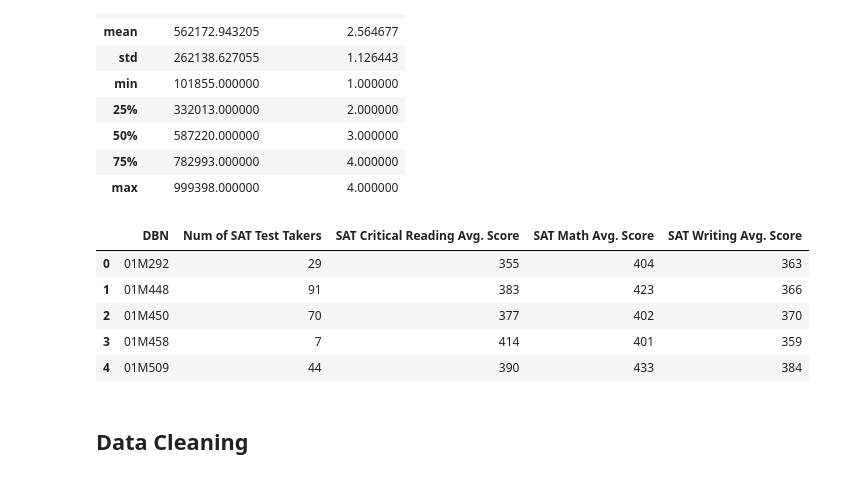
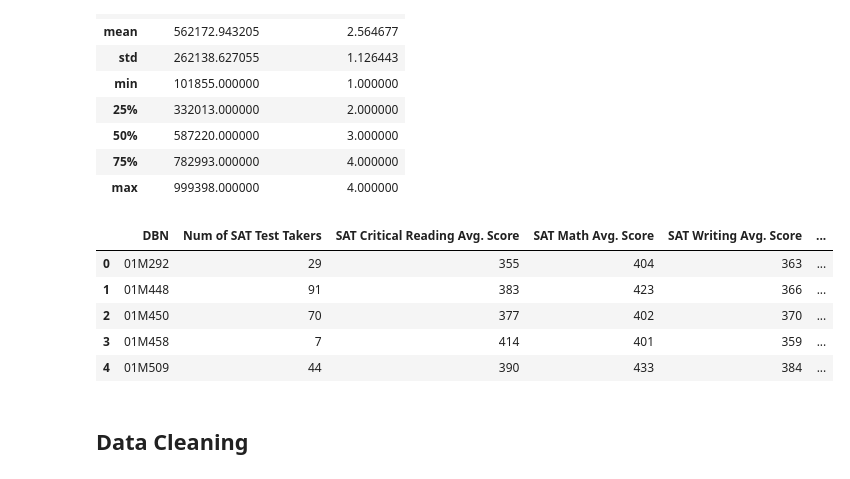
Before and after one commit to 987-laura/nyc-schools-analysis, a Jupyter notebook: database_population/upload_script.ipynb, the cells around one changed output. Drawn from its saved outputs; the diff is of its cells as text; code cells hidden in the pictures.

```diff
--- a/database_population/upload_script.ipynb
+++ b/database_population/upload_script.ipynb
@@ -86,18 +86,18 @@ df_sat_results.describe()
 # %%
 df_sat_results_cleaned = df_sat_results[
     [
-        "DBN", "Num of SAT Test Takers", "SAT Critical Reading Avg. Score", "SAT Math Avg. Score","SAT Writing Avg. Score"
+        "DBN", "Num of SAT Test Takers", "SAT Critical Reading Avg. Score", "SAT Math Avg. Score","SAT Writing Avg. Score","pct_students_tested"
     ]
 ]
 
 df_sat_results_cleaned.head()
 # %% [output]
-|  | DBN | Num of SAT Test Takers | SAT Critical Reading Avg. Score | SAT Math Avg. Score | SAT Writing Avg. Score |
-| 0 | 01M292 | 29 | 355 | 404 | 363 |
-| 1 | 01M448 | 91 | 383 | 423 | 366 |
-| 2 | 01M450 | 70 | 377 | 402 | 370 |
-| 3 | 01M458 | 7 | 414 | 401 | 359 |
-| 4 | 01M509 | 44 | 390 | 433 | 384 |
+|  | DBN | Num of SAT Test Takers | SAT Critical Reading Avg. Score | SAT Math Avg. Score | SAT Writing Avg. Score | ... |
+| 0 | 01M292 | 29 | 355 | 404 | 363 | ... |
+| 1 | 01M448 | 91 | 383 | 423 | 366 | ... |
+| 2 | 01M450 | 70 | 377 | 402 | 370 | ... |
+| 3 | 01M458 | 7 | 414 | 401 | 359 | ... |
+| 4 | 01M509 | 44 | 390 | 433 | 384 | ... |
 # %% [markdown]
 ## Data Cleaning
 # %% [markdown]
```
Also changed, not shown: parts of 14 cells of this notebook, 2 other files.
